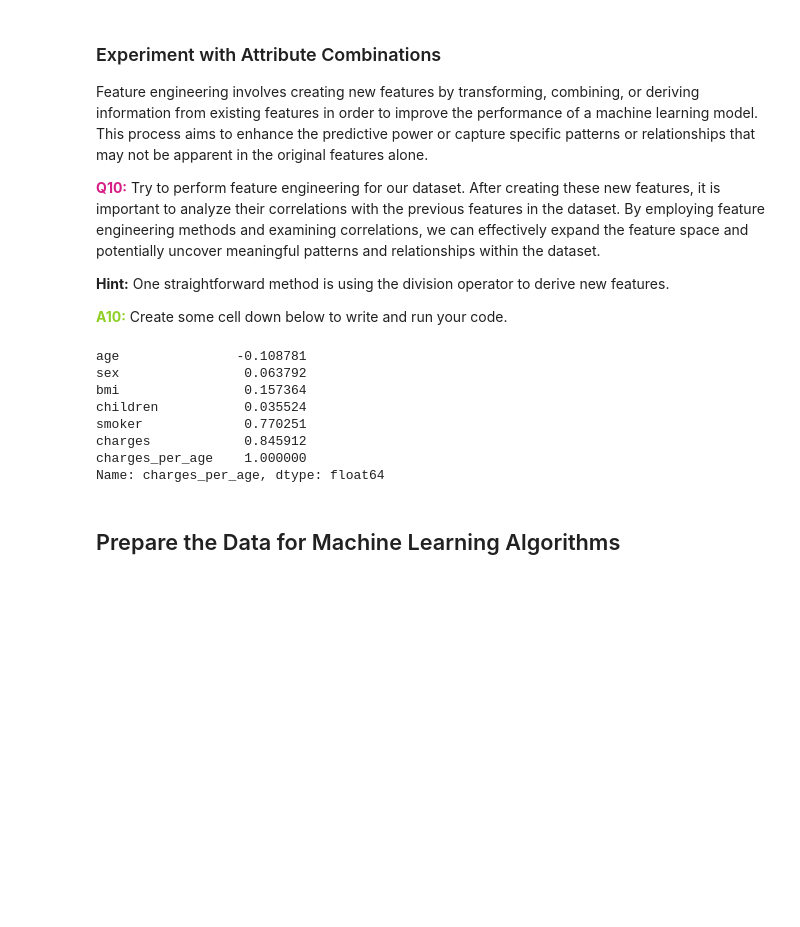
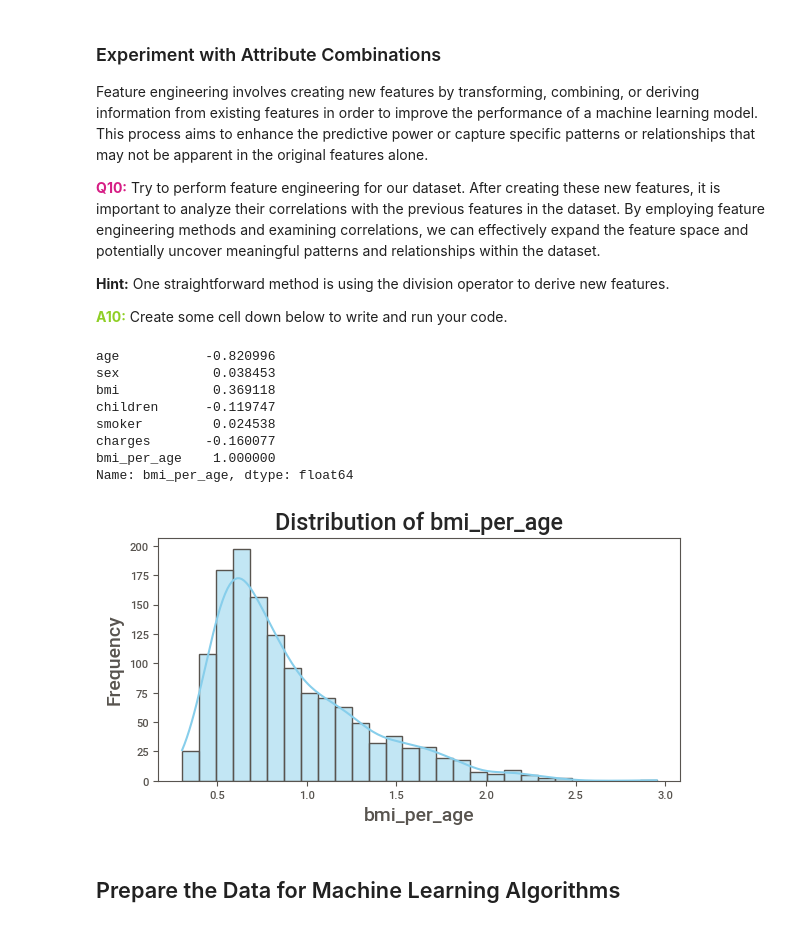
Before and after one commit to peyman886/Machine_Learning, a Jupyter notebook: Bahrak 1402-1/HomeWork/HW01/Machine_Learning_HW01.ipynb, the cells around one changed output. Drawn from its saved outputs; the diff is of its cells as text; code cells hidden in the pictures; blank space fills up the shorter version.

```diff
--- a/Bahrak 1402-1/HomeWork/HW01/Machine_Learning_HW01.ipynb
+++ b/Bahrak 1402-1/HomeWork/HW01/Machine_Learning_HW01.ipynb
@@ -684,22 +684,32 @@ Feature engineering involves creating new features by transforming, combining, o
 <font color='#8FCF26' size='+2'>**A10:**</font> Create some cell down below to write and run your code.
 # %%
 # Create a new feature "charges_per_age"
-insurance_data['charges_per_age'] = insurance_data['charges'] / insurance_data['age']
+insurance_data['bmi_per_age'] = insurance_data['bmi'] / insurance_data['age']
 
 # Calculate the correlation between the new feature and existing features
-correlation_charges_per_age = insurance_data.corr()['charges_per_age']
+correlation_bmi_per_age = insurance_data.corr()['bmi_per_age']
 
 # Display correlations
-print(correlation_charges_per_age)
+print(correlation_bmi_per_age)
 # %% [output]
-age               -0.108781
-sex                0.063792
-bmi                0.157364
-children           0.035524
-smoker             0.770251
-charges            0.845912
-charges_per_age    1.000000
-Name: charges_per_age, dtype: float64
+age           -0.820996
+sex            0.038453
+bmi            0.369118
+children      -0.119747
+smoker         0.024538
+charges       -0.160077
+bmi_per_age    1.000000
+Name: bmi_per_age, dtype: float64
+# %%
+plt.figure(figsize=(6, 3))
+sns.histplot(insurance_data['bmi_per_age'], kde=True, color='skyblue')
+plt.xlabel('bmi_per_age')
+plt.ylabel('Frequency')
+plt.title('Distribution of '+'bmi_per_age')
+plt.show()
+print()
+# %% [output]
+[figure, added]
 # %% [markdown]
 ## Prepare the Data for Machine Learning Algorithms
 # %% [markdown]
```
Also changed, not shown: parts of 25 cells of this notebook.
